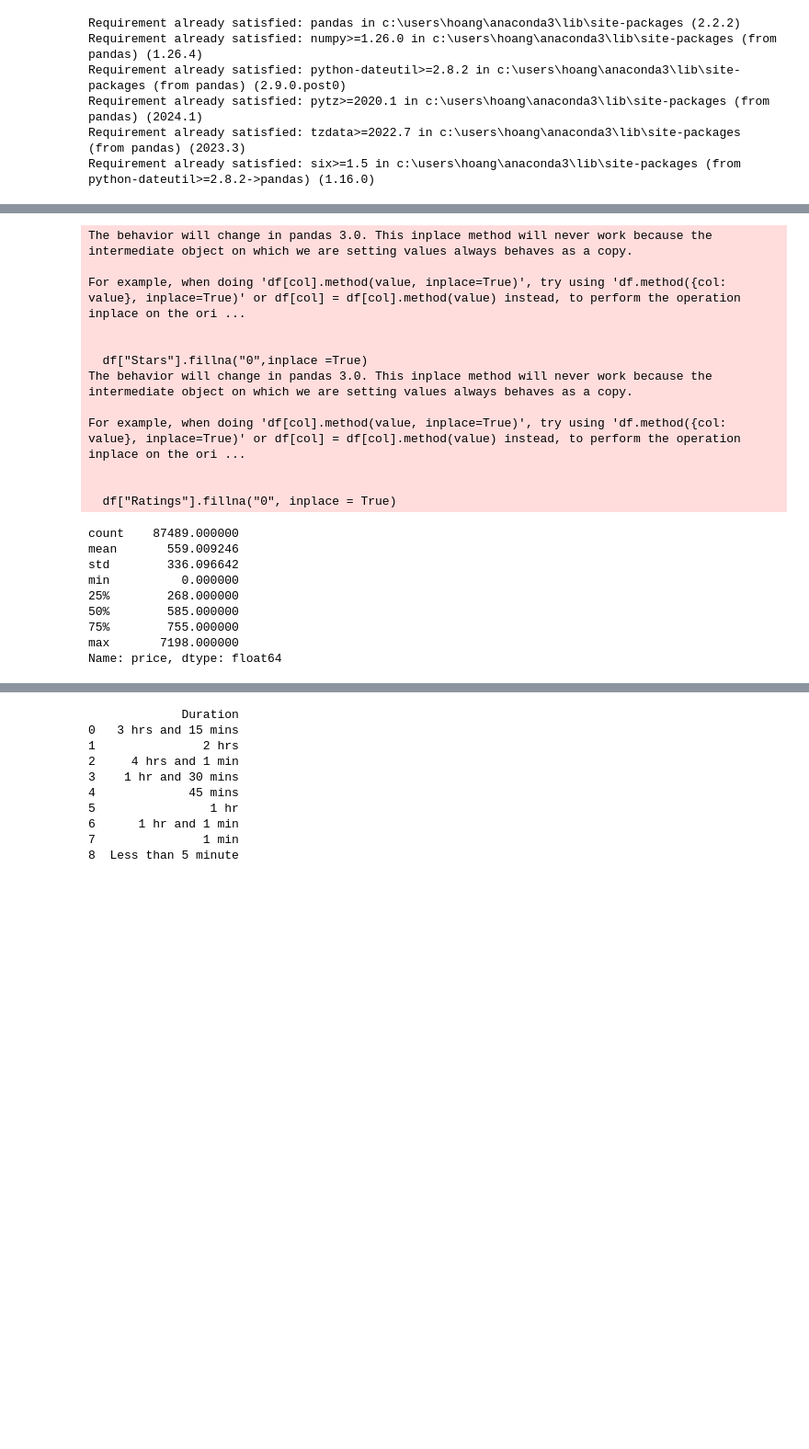
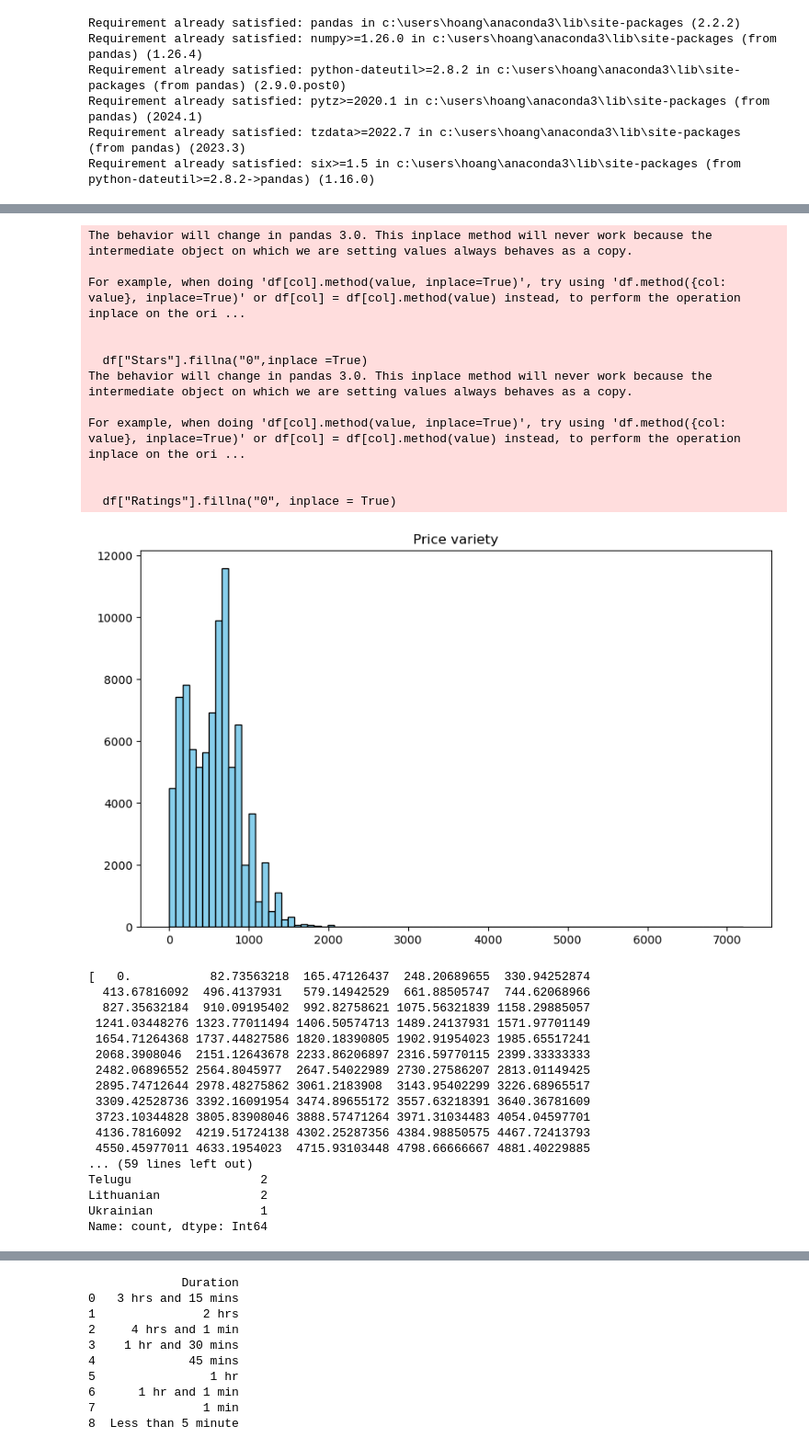
Before and after one commit to trung295/Data-analysis, a Jupyter notebook: Practices/Data cleaning/audible_dataset.ipynb, the cells around one changed output, grey strips where cells are left out. Shown at 92% size. Saved outputs shown, nothing was run; the diff lists cells and outputs as text; code cells hidden in the pictures; blank space fills up the shorter version.

Commit message:
Practice matplotlib dataset methods

```diff
--- a/Practices/Data cleaning/audible_dataset.ipynb
+++ b/Practices/Data cleaning/audible_dataset.ipynb
@@ -10,16 +28,18 @@ Requirement already satisfied: six>=1.5 in c:\users\hoang\anaconda3\lib\site-pac
 # %%
 import pandas as pd
+import numpy as np
+import seaborn as sns
+import matplotlib.pyplot as plt
 
 #import data
 df = pd.read_csv(r"C:\Users\Hoang\Data analysis\Datasets\audible_uncleaned.csv")
 #set max width
-pd.set_option("display.width",1000)
-pd.set_option("display.max_colwidth",30)
 
 #first 5 rows
 print(f"First 5 rows are: \n{df.head()}")
+print(df.info())
+
 #Overview dataset
-print(df.info())
 print(df.describe())
 
 #DATA CLEANING
@@ -116,6 +136,39 @@ df["price"] = df["price"].str.replace(r"free","0",case = False,regex = True).str
 
 #convert dtype to float
 df["price"] = df["price"].astype(float)
-df["price"].describe()
+
+# EDA
+
+# histogram price column
+plt.figure(figsize = (10,6))
+hist, bin_edges = np.histogram(df["price"],bins =int(87489/1000))
+plt.hist(df["price"],bins = bin_edges, color= "skyblue", edgecolor = "black")
+plt.title("Price variety")
+plt.show()
+print(bin_edges)
+print(df["price"].describe())
+print(df[df["price"]==0].count())
+
+# bar chart top 10 language
+
+print(df["language"].value_counts())
+fig = plt.figure()
+ax = fig.add_axes([0,0,0.5,0.5])
+language = df["language"].value_counts()
+categories = language[0:10].index
+bar_language_values = language[:10].values
+
+
+bar=sns.barplot(y=categories,x=bar_language_values,color="green")
+plt.title("Top ten most languages")
+plt.xlabel("Numbers of audible")
+
+
+ax = fig.add_axes([0.5,0,0.8,0.5])
+authors = df["author"].value_counts()
+authors_labels = authors[:10].index
+authors_sizes = authors[:10].values
+plt.pie(authors_sizes,labels=authors_labels)
+plt.show()
 # %% [output]
 First 5 rows are:
@@ -134,25 +187,34 @@ Data columns (total 8 columns):
 price          0
 dtype: int64
 Duplicated values are:
 0
 The behavior will change in pandas 3.0. This inplace method will never work because the intermediate object on which we are setting values always behaves as a copy.
 
 For example, when doing 'df[col].method(value, inplace=True)', try using 'df.method({col: value}, inplace=True)' or df[col] = df[col].method(value) instead, to perform the operation inplace on the ori ...
 
 
   df["Stars"].fillna("0",inplace =True)
 The behavior will change in pandas 3.0. This inplace method will never work because the intermediate object on which we are setting values always behaves as a copy.
 
 For example, when doing 'df[col].method(value, inplace=True)', try using 'df.method({col: value}, inplace=True)' or df[col] = df[col].method(value) instead, to perform the operation inplace on the ori ...
 
 
   df["Ratings"].fillna("0", inplace = True)
+[figure, added]
-count    87489.000000
-mean       559.009246
-std        336.096642
-min          0.000000
-25%        268.000000
-50%        585.000000
-75%        755.000000
-max       7198.000000
-Name: price, dtype: float64
+[   0.           82.73563218  165.47126437  248.20689655  330.94252874
+  413.67816092  496.4137931   579.14942529  661.88505747  744.62068966
+  827.35632184  910.09195402  992.82758621 1075.56321839 1158.29885057
+ 1241.03448276 1323.77011494 1406.50574713 1489.24137931 1571.97701149
+ 1654.71264368 1737.44827586 1820.18390805 1902.91954023 1985.65517241
+ 2068.3908046  2151.12643678 2233.86206897 2316.59770115 2399.33333333
+ 2482.06896552 2564.8045977  2647.54022989 2730.27586207 2813.01149425
+ 2895.74712644 2978.48275862 3061.2183908  3143.95402299 3226.68965517
+ 3309.42528736 3392.16091954 3474.89655172 3557.63218391 3640.36781609
+ 3723.10344828 3805.83908046 3888.57471264 3971.31034483 4054.04597701
+ 4136.7816092  4219.51724138 4302.25287356 4384.98850575 4467.72413793
+ 4550.45977011 4633.1954023  4715.93103448 4798.66666667 4881.40229885
+... (59 lines left out)
+Telugu                  2
+Lithuanian              2
+Ukrainian               1
+Name: count, dtype: Int64
```
Also changed, not shown: parts of 4 cells of this notebook, 4 other files.
